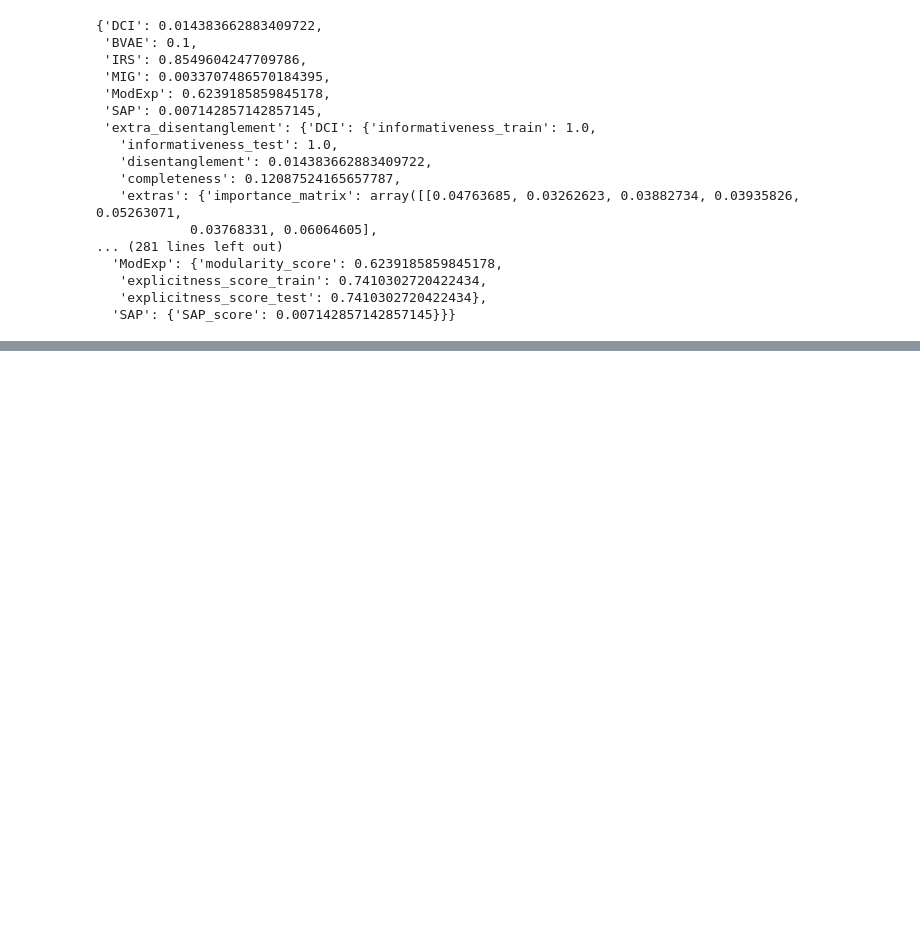
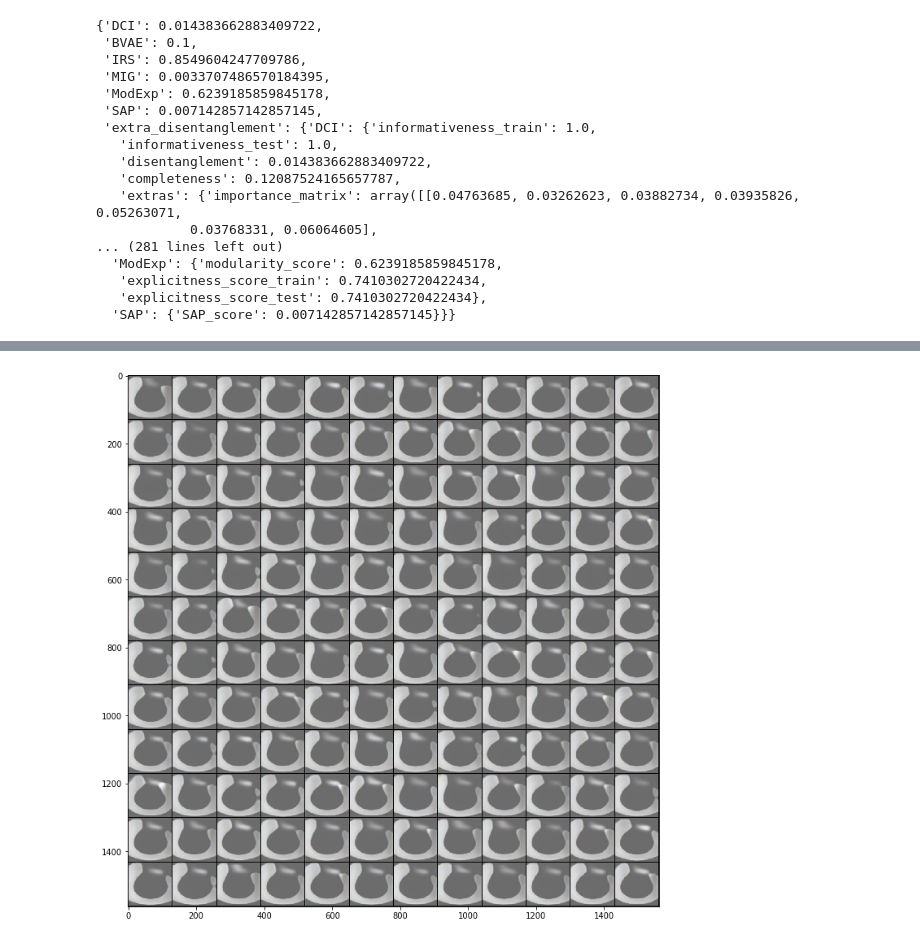
Before and after one commit to GiuliaLanzillotta/CausalAE, a Jupyter notebook: visualisations/test_features.ipynb, the cells around one changed output, grey strips where cells are left out. Saved outputs shown, nothing was run; the diff lists cells and outputs as text; code cells hidden in the pictures; blank space fills up the shorter version.

```diff
--- a/visualisations/test_features.ipynb
+++ b/visualisations/test_features.ipynb
@@ -134,0 +142,4 @@ with open(base_path, 'w') as o:
+# %%
+plots["random_samples"]
+# %% [output]
+[figure, added]
```
Also changed, not shown: parts of 1 cell of this notebook, 7 other files.
